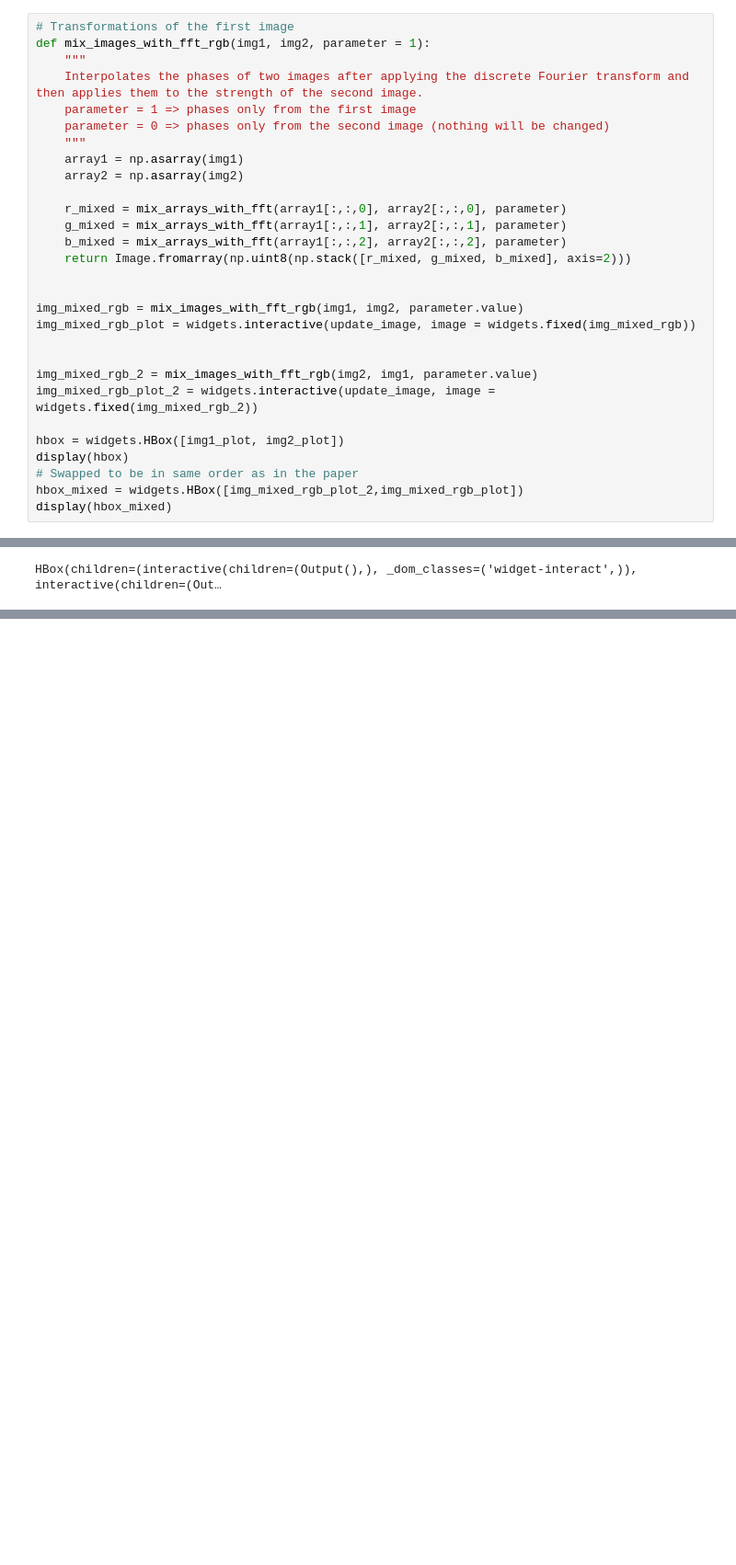
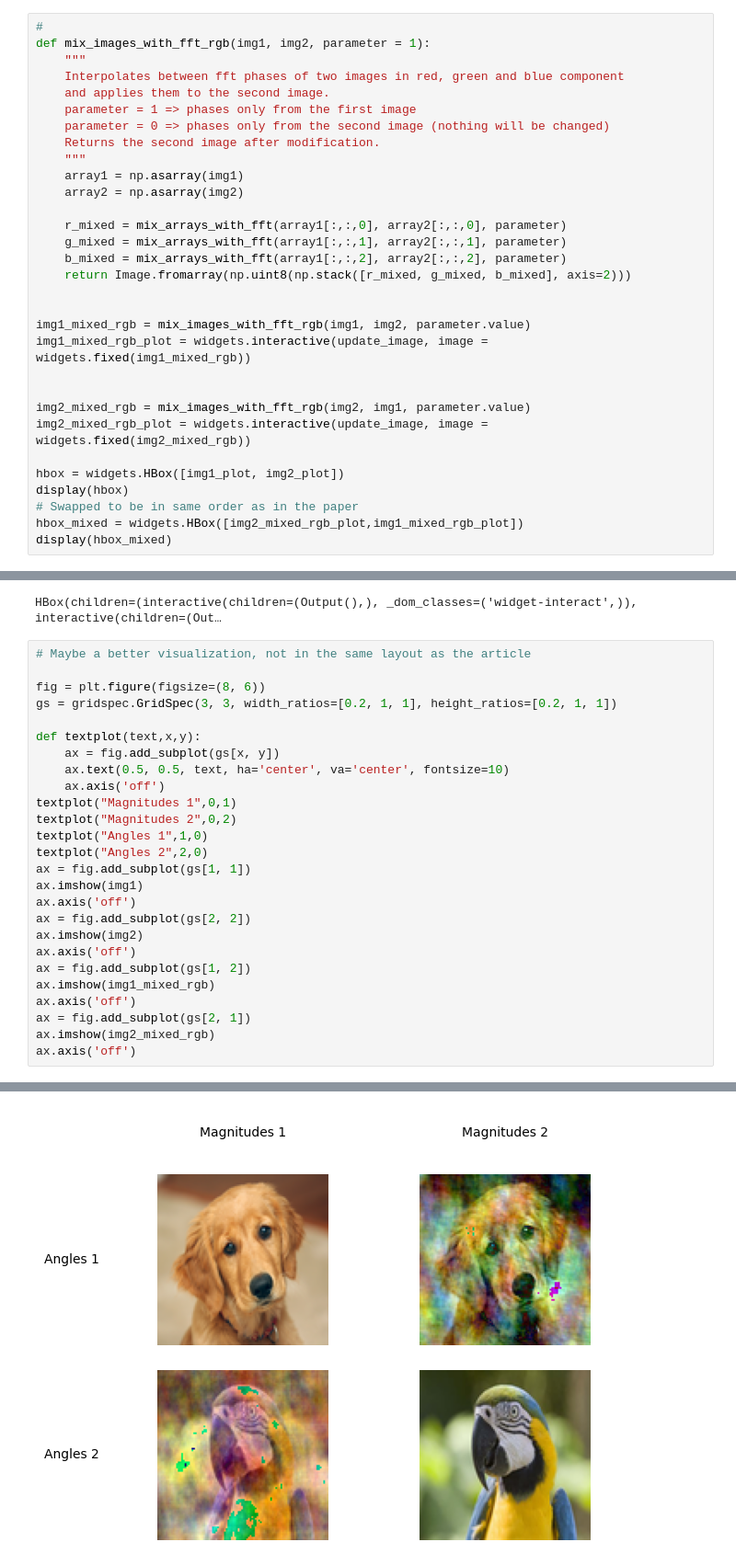
Before and after one commit to MarekOnd/compressed-sensing-program, a Jupyter notebook: main.ipynb, the cells around one changed output, grey strips where cells are left out. Shown: that part at 92% size. Cells and saved outputs as stored; diff of their text form; blank space fills up the shorter version.

```diff
--- a/main.ipynb
+++ b/main.ipynb
@@ -103,10 +141,12 @@ HBox(children=(interactive(children=(Output(),), _dom_classes=('widget-interact'
 # %%
-# Transformations of the first image
+#
 def mix_images_with_fft_rgb(img1, img2, parameter = 1):
     """
-    Interpolates the phases of two images after applying the discrete Fourier transform and then applies them to the strength of the second image.
+    Interpolates between fft phases of two images in red, green and blue component
+    and applies them to the second image.
     parameter = 1 => phases only from the first image
     parameter = 0 => phases only from the second image (nothing will be changed)
+    Returns the second image after modification.
     """
     array1 = np.asarray(img1)
     array2 = np.asarray(img2)
@@ -117,18 +157,45 @@ def mix_images_with_fft_rgb(img1, img2, parameter = 1):
     return Image.fromarray(np.uint8(np.stack([r_mixed, g_mixed, b_mixed], axis=2)))
 
 
-img_mixed_rgb = mix_images_with_fft_rgb(img1, img2, parameter.value)
-img_mixed_rgb_plot = widgets.interactive(update_image, image = widgets.fixed(img_mixed_rgb))
+img1_mixed_rgb = mix_images_with_fft_rgb(img1, img2, parameter.value)
+img1_mixed_rgb_plot = widgets.interactive(update_image, image = widgets.fixed(img1_mixed_rgb))
 
 
-img_mixed_rgb_2 = mix_images_with_fft_rgb(img2, img1, parameter.value)
-img_mixed_rgb_plot_2 = widgets.interactive(update_image, image = widgets.fixed(img_mixed_rgb_2))
+img2_mixed_rgb = mix_images_with_fft_rgb(img2, img1, parameter.value)
+img2_mixed_rgb_plot = widgets.interactive(update_image, image = widgets.fixed(img2_mixed_rgb))
 
 hbox = widgets.HBox([img1_plot, img2_plot])
 display(hbox)
 # Swapped to be in same order as in the paper
-hbox_mixed = widgets.HBox([img_mixed_rgb_plot_2,img_mixed_rgb_plot])
+hbox_mixed = widgets.HBox([img2_mixed_rgb_plot,img1_mixed_rgb_plot])
 display(hbox_mixed)
 # %% [output]
 HBox(children=(interactive(children=(Output(),), _dom_classes=('widget-interact',)), interactive(children=(Out…
 HBox(children=(interactive(children=(Output(),), _dom_classes=('widget-interact',)), interactive(children=(Out…
+# %%
+# Maybe a better visualization, not in the same layout as the article
+
+fig = plt.figure(figsize=(8, 6))
+gs = gridspec.GridSpec(3, 3, width_ratios=[0.2, 1, 1], height_ratios=[0.2, 1, 1])
+
+def textplot(text,x,y):
+    ax = fig.add_subplot(gs[x, y])
+    ax.text(0.5, 0.5, text, ha='center', va='center', fontsize=10)
+    ax.axis('off')
+textplot("Magnitudes 1",0,1)
+textplot("Magnitudes 2",0,2)
+textplot("Angles 1",1,0)
+textplot("Angles 2",2,0)
+ax = fig.add_subplot(gs[1, 1])
+ax.imshow(img1)
+ax.axis('off')
+ax = fig.add_subplot(gs[2, 2])
+ax.imshow(img2)
+ax.axis('off')
+ax = fig.add_subplot(gs[1, 2])
+ax.imshow(img1_mixed_rgb)
+ax.axis('off')
+ax = fig.add_subplot(gs[2, 1])
+ax.imshow(img2_mixed_rgb)
+ax.axis('off')
+# %% [output]
@@ -134,0 +203 @@ HBox(children=(interactive(children=(Output(),), _dom_classes=('widget-interact'
+[figure, added]
```
Also changed, not shown: parts of 7 cells of this notebook.
